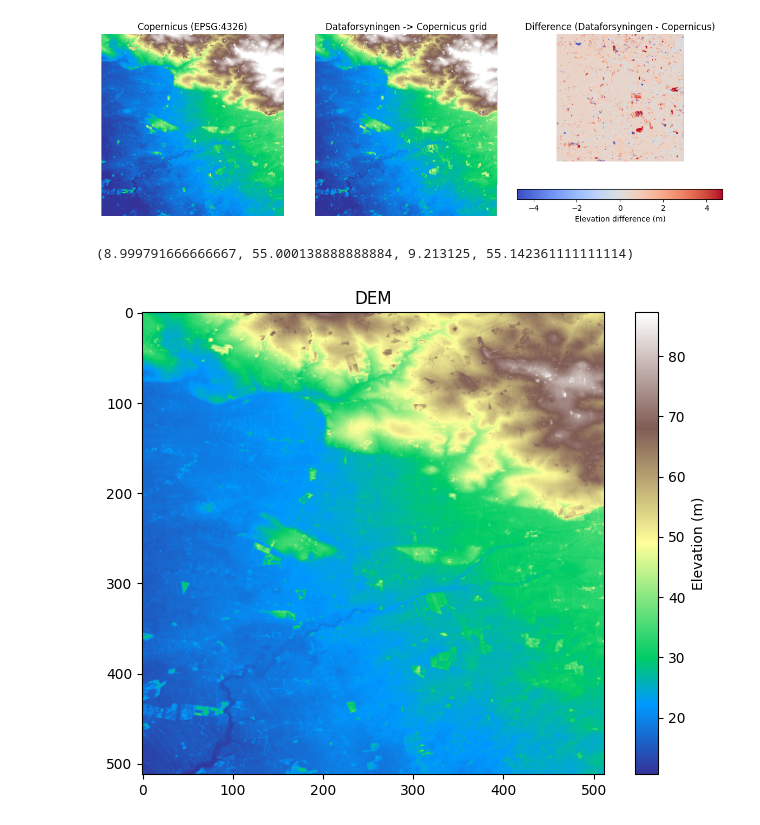
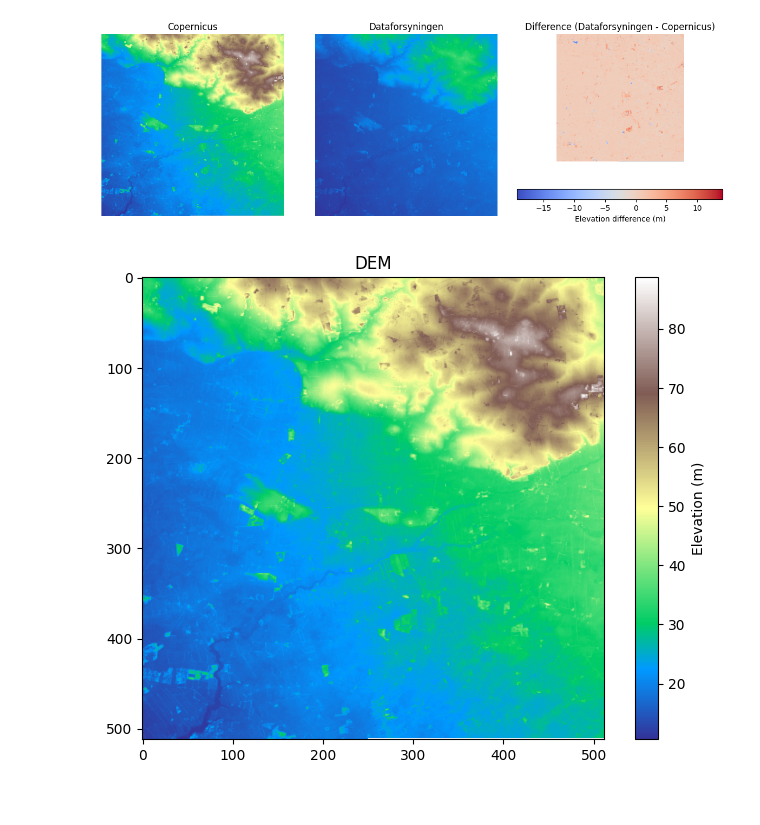
Before and after one commit to Khanrik/SRP, a Jupyter notebook: notebooks/data_comparison.ipynb, the cells around one changed output. Saved outputs shown, nothing was run; the diff lists cells and outputs as text; code cells hidden in the pictures.

Commit message:
meter based data download

```diff
--- a/notebooks/data_comparison.ipynb
+++ b/notebooks/data_comparison.ipynb
@@ -10,13 +9,11 @@ current_dir = Path.cwd()
 data_dir = current_dir.parent / "data"
 
 copernicus_data = []
-for file in (data_dir / "copernicus").glob("*.tif"):
+for file in (data_dir / "copernicus").glob("*_meter.tif"):
     with rioxarray.open_rasterio(file) as data:
         copernicus_data.append(data.squeeze().drop_vars("band").load())
-        break
 
 dataforsyningen_data = []
-for file in (data_dir / "dataforsyningen").glob("*.tif"):
+for file in (data_dir / "dataforsyningen").glob("*_meter.tif"):
     with rioxarray.open_rasterio(file) as data:
         dataforsyningen_data.append(data.squeeze().drop_vars("band").load())
-        break
@@ -23,55 +23,41 @@ for file in (data_dir / "dataforsyningen").glob("*.tif"):
 # %%
-copernicus_first = copernicus_data[0]
-dataforsyningen_first = dataforsyningen_data[0]
+fig, axes = plt.subplots(1, 3, figsize=(12, 4))
 
-# Ensure CRS metadata exists
-if copernicus_first.rio.crs is None:
-    copernicus_first = copernicus_first.rio.write_crs("EPSG:4326")
-if dataforsyningen_first.rio.crs is None:
-    dataforsyningen_first = dataforsyningen_first.rio.write_crs("EPSG:25832")
-
-# Reproject Dataforsyningen onto the exact Copernicus grid
+# Match Dataforsyningen to the exact Copernicus grid to get difference
 dataforsyningen_on_copernicus = dataforsyningen_first.rio.reproject_match(
     copernicus_first,
     resampling=Resampling.bilinear,
     nodata=np.nan,
     dtype="float32",
 )
+difference = dataforsyningen_on_copernicus - copernicus_first
 
-# Compare only finite pixels
-copernicus_values = copernicus_first.values.astype("float32")
-aligned_values = dataforsyningen_on_copernicus.values.astype("float32")
-valid = np.isfinite(copernicus_values) & np.isfinite(aligned_values)
-difference = aligned_values - copernicus_values
+axes[0].imshow(copernicus_first, cmap="terrain")
+axes[0].set_title("Copernicus")
 
-difference_limit = np.nanpercentile(np.abs(difference[valid]), 99)
+axes[1].imshow(dataforsyningen_first, cmap="terrain")
+axes[1].set_title("Dataforsyningen")
 
-fig, axes = plt.subplots(1, 3, figsize=(12, 4))
+difference_image = axes[2].imshow(
+    difference,
+    cmap="coolwarm"
+)
 
-elevation_min = np.nanpercentile(copernicus_values[valid], 2)
-elevation_max = np.nanpercentile(copernicus_values[valid], 98)
-
-axes[0].imshow(copernicus_values, cmap="terrain", vmin=elevation_min, vmax=elevation_max)
-axes[0].set_title("Copernicus (EPSG:4326)")
-
-axes[1].imshow(aligned_values, cmap="terrain", vmin=elevation_min, vmax=elevation_max)
-axes[1].set_title("Dataforsyningen -> Copernicus grid")
-
-difference_image = axes[2].imshow(difference, cmap="coolwarm", vmin=-difference_limit, vmax=difference_limit)
 axes[2].set_title("Difference (Dataforsyningen - Copernicus)")
-fig.colorbar(difference_image, ax=axes[2], label="Elevation difference (m)", orientation="horizontal")
+fig.colorbar(
+    difference_image,
+    ax=axes[2],
+    label="Elevation difference (m)",
+    orientation="horizontal",
+)
 
 for ax in axes:
     ax.axis("off")
 
 plt.tight_layout()
 plt.show()
 # %% [output]
-[figure, old version]
+[figure, new version]
-# %%
-copernicus_first.rio.bounds()
-# %% [output]
-(8.999791666666667, 55.000138888888884, 9.213125, 55.142361111111114)
 # %%
 plt.figure(figsize=(8, 6))
 plt.imshow(copernicus_first, cmap="terrain")
@@ -79,4 +65,4 @@ plt.colorbar(label="Elevation (m)")
 plt.title("DEM")
 plt.show()
 # %% [output]
-[figure, old version]
+[figure, new version]
```
Also changed, not shown: parts of 6 cells of this notebook, 3 other files.
